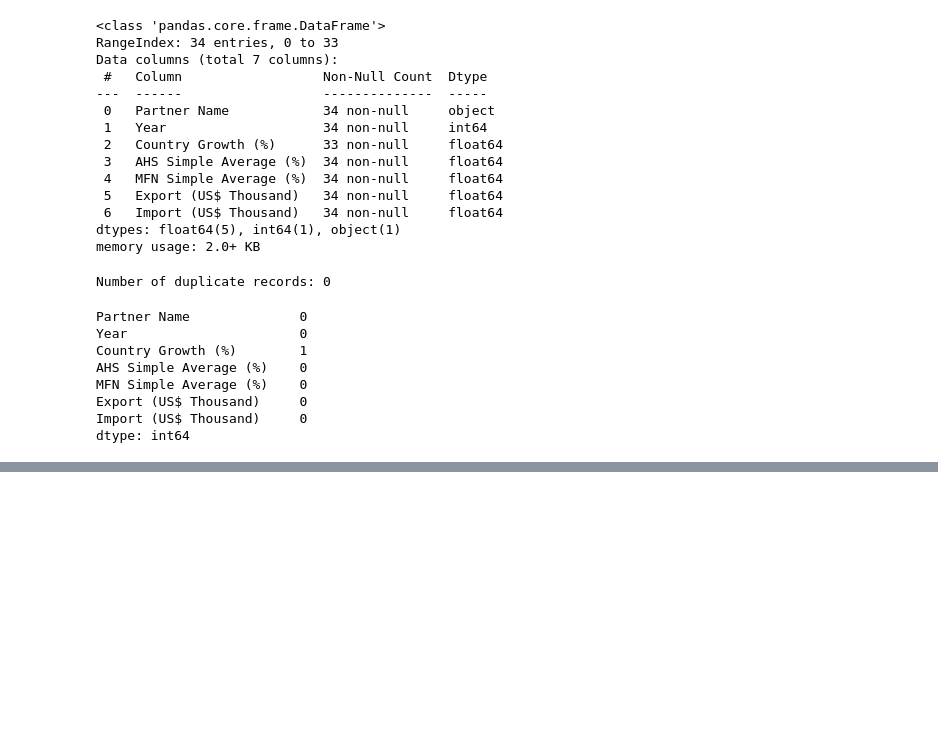
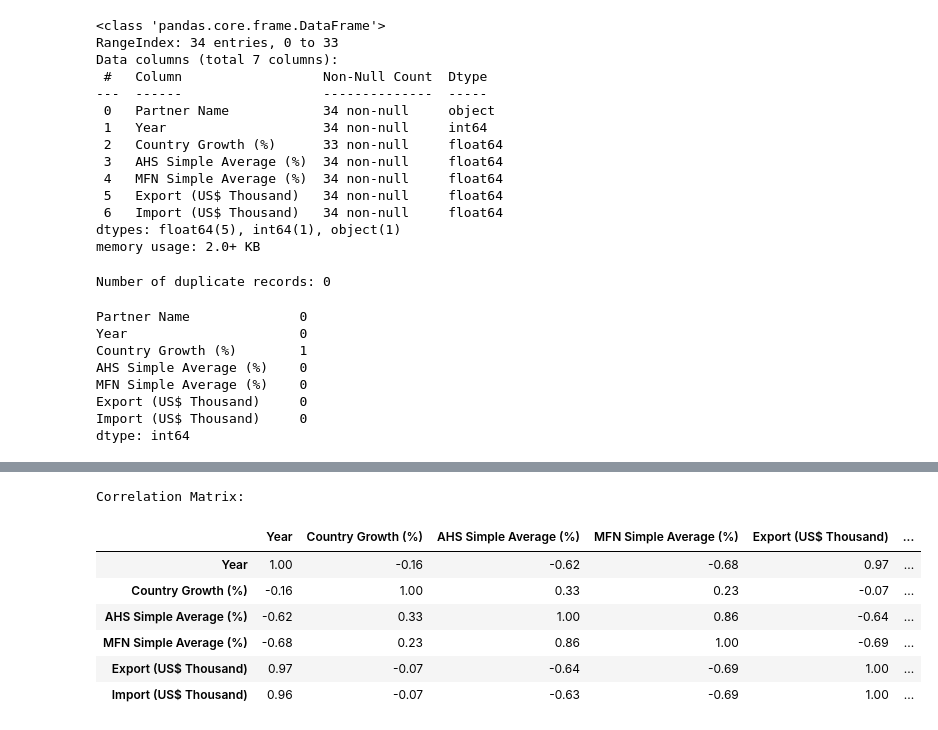
Before and after one commit to abdullahakintobi/IU-Exploratory-Data-Analysis-and-Visualization-DLBDSEDAV01, a Jupyter notebook: notebook/analysis.ipynb, the cells around one changed output, grey strips where cells are left out. Drawn from its saved outputs; the diff is of its cells as text; code cells hidden in the pictures; blank space fills up the shorter version.

```diff
--- a/notebook/analysis.ipynb
+++ b/notebook/analysis.ipynb
@@ -25,8 +27,11 @@ The insights gained will provide empirical evidence of the intricate relationshi
 # Import necessary libraries
 import numpy as np
 import pandas as pd
+import plotly.express as px
+from scipy import stats
 
-# Set display options to show all columns
+# Set display options
 pd.set_option("display.max_columns", None)
 pd.set_option("display.width", None)
+pd.set_option("display.float_format", "{:.2f}".format)
 # %% [markdown]
@@ -228,0 +262,4 @@ We have also saved our processed data to the appropriate directory. In the next
+# %%
+# Load and preview the processed data
+ger_trade = pd.read_csv("../data/processed/germany_trade_data.csv")
+ger_trade.head()
@@ -228,0 +364,26 @@ We have also saved our processed data to the appropriate directory. In the next
+# %%
+# Calculate correlation matrix
+correlation_matrix = ger_trade.corr()
+
+# Create correlation heatmap
+fig = px.imshow(
+    correlation_matrix,
+    title="Correlation Matrix Heatmap",
+    color_continuous_scale="RdBu",
+    aspect="auto",
+)
+# fig.update_layout(width=1000, height=800)
+fig.show()
+# %%
+# Print detailed correlation values
+print("Correlation Matrix:")
+correlation_matrix
+# %% [output]
+Correlation Matrix:
+|  | Year | Country Growth (%) | AHS Simple Average (%) | MFN Simple Average (%) | Export (US$ Thousand) | ... |
+| Year | 1.00 | -0.16 | -0.62 | -0.68 | 0.97 | ... |
+| Country Growth (%) | -0.16 | 1.00 | 0.33 | 0.23 | -0.07 | ... |
+| AHS Simple Average (%) | -0.62 | 0.33 | 1.00 | 0.86 | -0.64 | ... |
+| MFN Simple Average (%) | -0.68 | 0.23 | 0.86 | 1.00 | -0.69 | ... |
+| Export (US$ Thousand) | 0.97 | -0.07 | -0.64 | -0.69 | 1.00 | ... |
+| Import (US$ Thousand) | 0.96 | -0.07 | -0.63 | -0.69 | 1.00 | ... |
```
Also changed, not shown: parts of 39 cells of this notebook.
